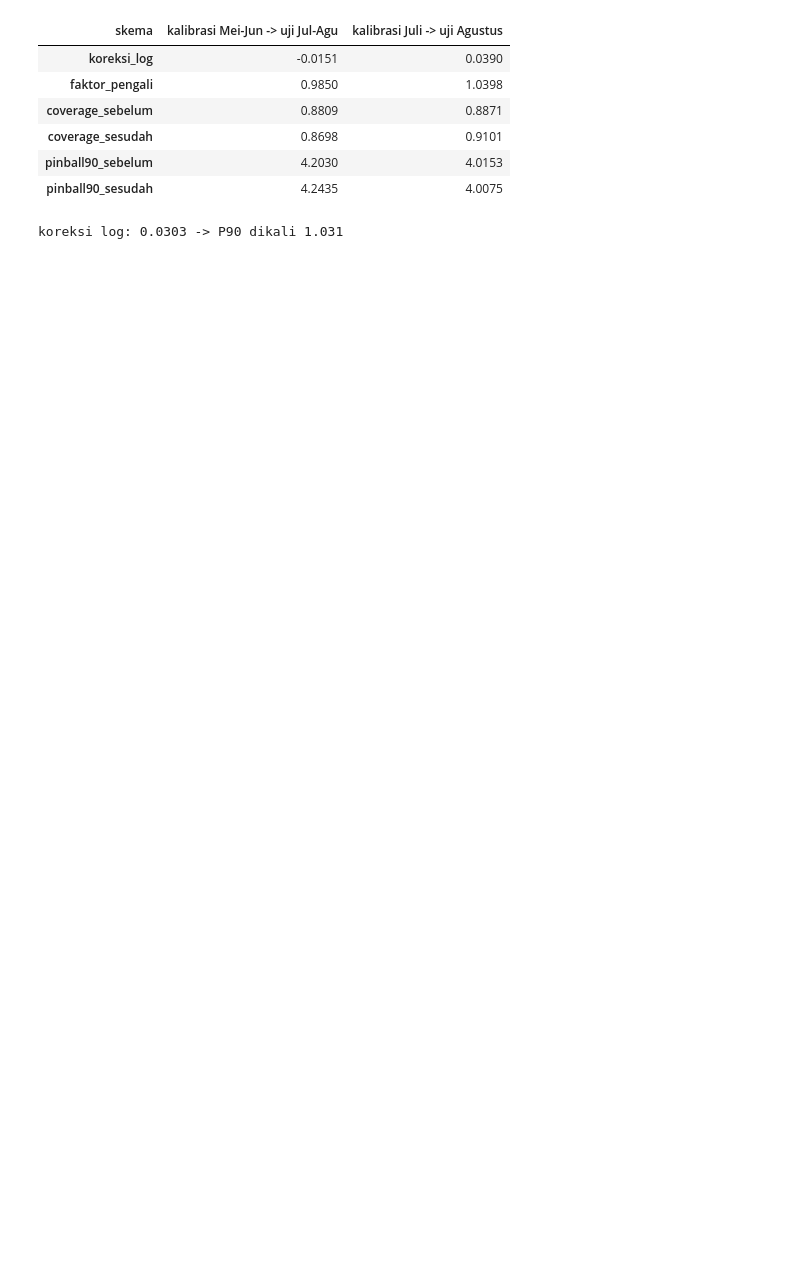
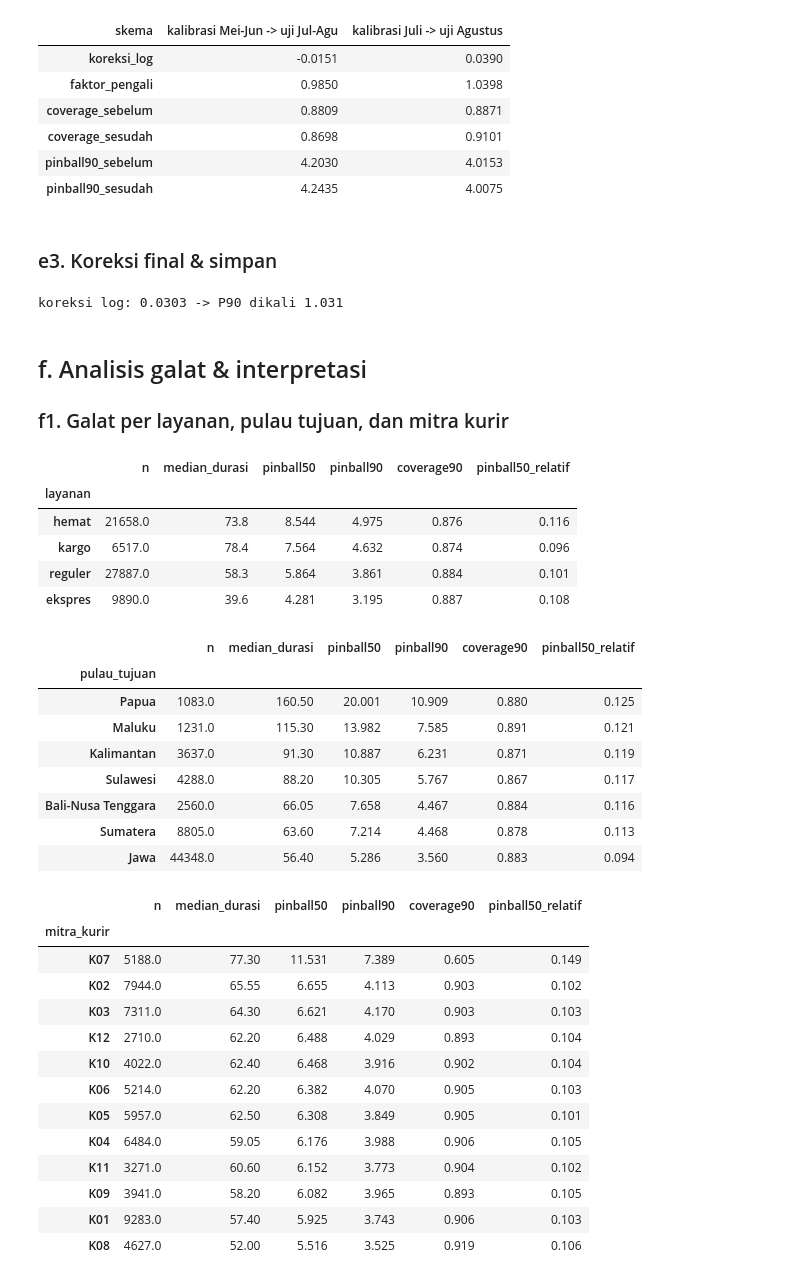
Before and after one commit to sebastianvettel1212/uts-ml, a Jupyter notebook: kode/01_regresi.ipynb, the cells around one changed output. Drawn from its saved outputs; the diff is of its cells as text; code cells hidden in the pictures; blank space fills up the shorter version.

```diff
--- a/kode/01_regresi.ipynb
+++ b/kode/01_regresi.ipynb
@@ -722,6 +802,8 @@ verifikasi.T
 | coverage_sesudah | 0.8698 | 0.9101 |
 | pinball90_sebelum | 4.2030 | 4.0153 |
 | pinball90_sesudah | 4.2435 | 4.0075 |
+# %% [markdown]
+### e3. Koreksi final & simpan
 # %%
 KOREKSI_FINAL = koreksi_conformal(L2["y"], L2["p90"])
 print(f"koreksi log: {KOREKSI_FINAL:.4f} -> P90 dikali {np.exp(KOREKSI_FINAL):.3f}")
@@ -736,3 +818,55 @@ simpan_hasil("tugas1", {"ketidakpastian": {
 }})
 # %% [output]
 koreksi log: 0.0303 -> P90 dikali 1.031
+# %% [markdown]
+## f. Analisis galat & interpretasi
+
+### f1. Galat per layanan, pulau tujuan, dan mitra kurir
+# %%
+def galat_per(df, kol):
+    tabel = df.groupby(kol, observed=True).apply(lambda g: pd.Series({
+        "n": len(g),
+        "median_durasi": g["y"].median(),
+        "pinball50": pinball(g["y"], g["p50"], 0.5),
+        "pinball90": pinball(g["y"], g["p90"], 0.9),
+        "coverage90": coverage(g["y"], g["p90"]),
+    }), include_groups=False)
+    tabel["pinball50_relatif"] = tabel["pinball50"] / tabel["median_durasi"]
+    return tabel.sort_values("pinball50", ascending=False).round(3)
+
+
+L2 = prediksi_lipatan["Jan-Jun -> Jul-Agu"]
+galat_layanan = galat_per(L2, "layanan")
+galat_pulau = galat_per(L2, "pulau_tujuan")
+galat_kurir = galat_per(L2, "mitra_kurir")
+display(galat_layanan, galat_pulau, galat_kurir)
+# %% [output]
+|  | n | median_durasi | pinball50 | pinball90 | coverage90 | pinball50_relatif |
+| layanan |  |  |  |  |  |  |
+| hemat | 21658.0 | 73.8 | 8.544 | 4.975 | 0.876 | 0.116 |
+| kargo | 6517.0 | 78.4 | 7.564 | 4.632 | 0.874 | 0.096 |
+| reguler | 27887.0 | 58.3 | 5.864 | 3.861 | 0.884 | 0.101 |
+| ekspres | 9890.0 | 39.6 | 4.281 | 3.195 | 0.887 | 0.108 |
+|  | n | median_durasi | pinball50 | pinball90 | coverage90 | pinball50_relatif |
+| pulau_tujuan |  |  |  |  |  |  |
+| Papua | 1083.0 | 160.50 | 20.001 | 10.909 | 0.880 | 0.125 |
+| Maluku | 1231.0 | 115.30 | 13.982 | 7.585 | 0.891 | 0.121 |
+| Kalimantan | 3637.0 | 91.30 | 10.887 | 6.231 | 0.871 | 0.119 |
+| Sulawesi | 4288.0 | 88.20 | 10.305 | 5.767 | 0.867 | 0.117 |
+| Bali-Nusa Tenggara | 2560.0 | 66.05 | 7.658 | 4.467 | 0.884 | 0.116 |
+| Sumatera | 8805.0 | 63.60 | 7.214 | 4.468 | 0.878 | 0.113 |
+| Jawa | 44348.0 | 56.40 | 5.286 | 3.560 | 0.883 | 0.094 |
+|  | n | median_durasi | pinball50 | pinball90 | coverage90 | pinball50_relatif |
+| mitra_kurir |  |  |  |  |  |  |
+| K07 | 5188.0 | 77.30 | 11.531 | 7.389 | 0.605 | 0.149 |
+| K02 | 7944.0 | 65.55 | 6.655 | 4.113 | 0.903 | 0.102 |
+| K03 | 7311.0 | 64.30 | 6.621 | 4.170 | 0.903 | 0.103 |
+| K12 | 2710.0 | 62.20 | 6.488 | 4.029 | 0.893 | 0.104 |
+| K10 | 4022.0 | 62.40 | 6.468 | 3.916 | 0.902 | 0.104 |
+| K06 | 5214.0 | 62.20 | 6.382 | 4.070 | 0.905 | 0.103 |
+| K05 | 5957.0 | 62.50 | 6.308 | 3.849 | 0.905 | 0.101 |
+| K04 | 6484.0 | 59.05 | 6.176 | 3.988 | 0.906 | 0.105 |
+| K11 | 3271.0 | 60.60 | 6.152 | 3.773 | 0.904 | 0.102 |
+| K09 | 3941.0 | 58.20 | 6.082 | 3.965 | 0.893 | 0.105 |
+| K01 | 9283.0 | 57.40 | 5.925 | 3.743 | 0.906 | 0.103 |
+| K08 | 4627.0 | 52.00 | 5.516 | 3.525 | 0.919 | 0.106 |
```
Also changed, not shown: parts of 45 cells of this notebook.
